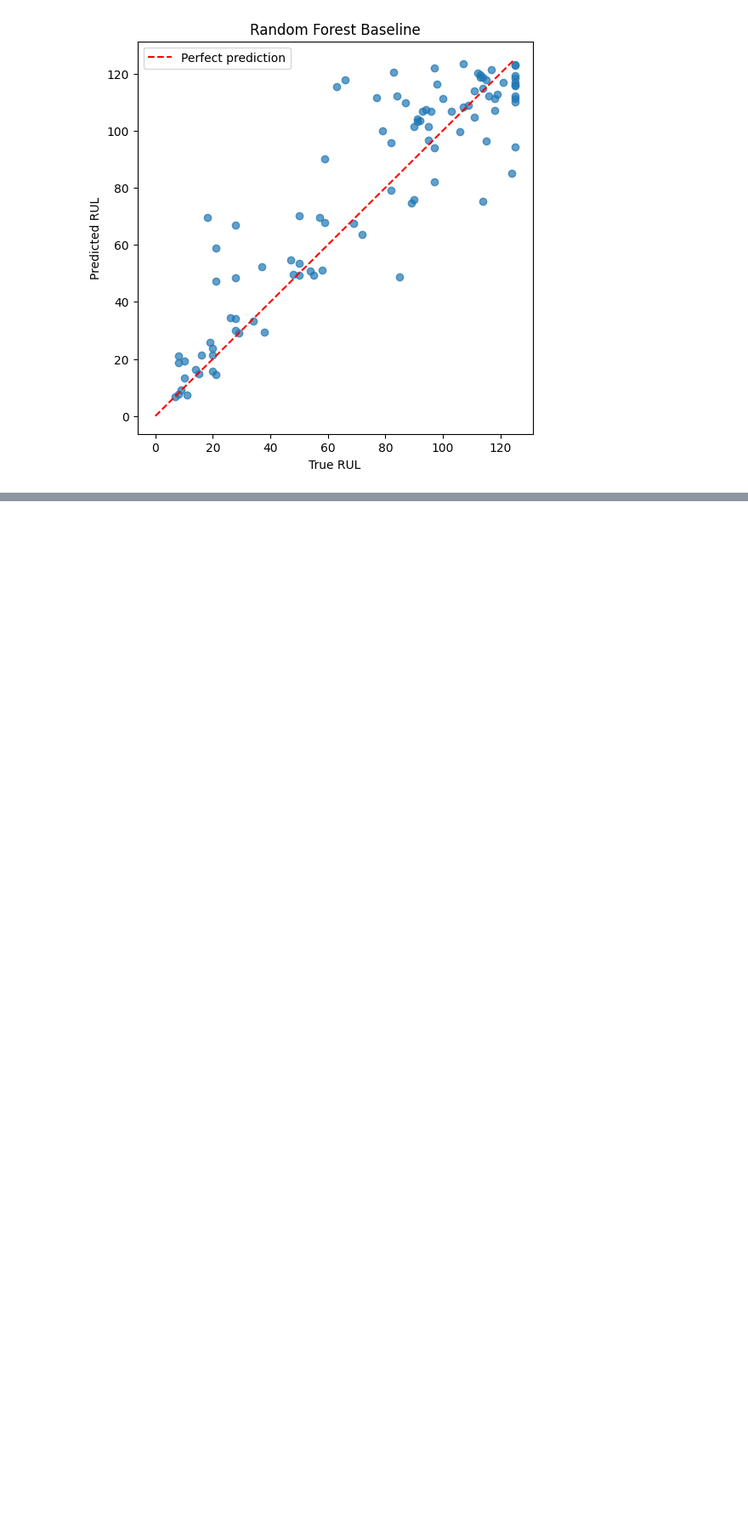
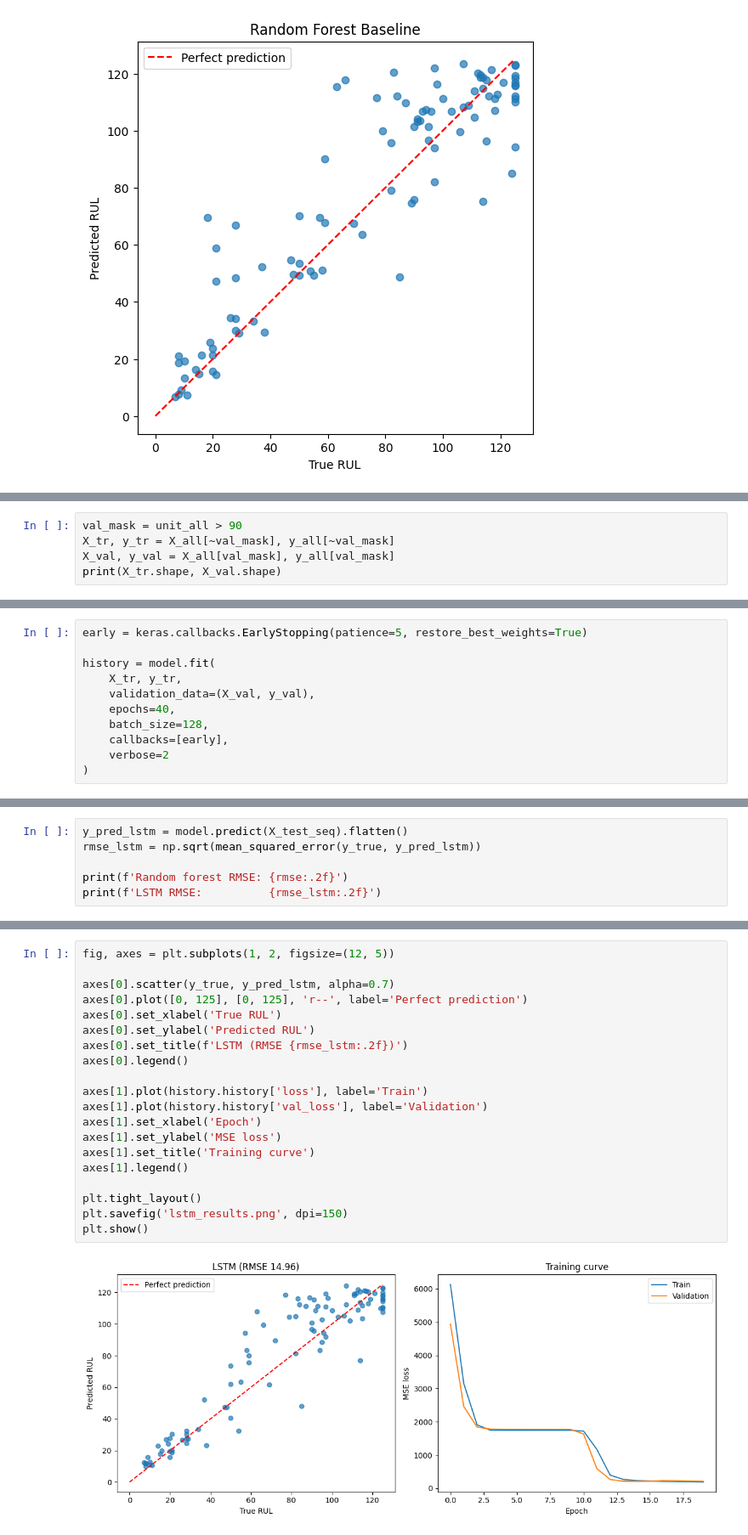
Before and after one commit to 4smaa13/predictive-maintenance-cmapss, a Jupyter notebook: 01_baseline.ipynb, the cells around one changed output, grey strips where cells are left out. Shown at 85% size. Drawn from its saved outputs; the diff is of its cells as text; blank space fills up the shorter version.

Commit message:
Add LSTM model

```diff
--- a/01_baseline.ipynb
+++ b/01_baseline.ipynb
@@ -94,0 +132,5 @@ plt.show()
+# %%
+val_mask = unit_all > 90
+X_tr, y_tr = X_all[~val_mask], y_all[~val_mask]
+X_val, y_val = X_all[val_mask], y_all[val_mask]
+print(X_tr.shape, X_val.shape)
@@ -94,0 +174,11 @@ plt.show()
+# %%
+early = keras.callbacks.EarlyStopping(patience=5, restore_best_weights=True)
+
+history = model.fit(
+    X_tr, y_tr,
+    validation_data=(X_val, y_val),
+    epochs=40,
+    batch_size=128,
+    callbacks=[early],
+    verbose=2
+)
@@ -94,0 +203,6 @@ plt.show()
+# %%
+y_pred_lstm = model.predict(X_test_seq).flatten()
+rmse_lstm = np.sqrt(mean_squared_error(y_true, y_pred_lstm))
+
+print(f'Random forest RMSE: {rmse:.2f}')
+print(f'LSTM RMSE:          {rmse_lstm:.2f}')
@@ -94,0 +213,22 @@ plt.show()
+# %%
+fig, axes = plt.subplots(1, 2, figsize=(12, 5))
+
+axes[0].scatter(y_true, y_pred_lstm, alpha=0.7)
+axes[0].plot([0, 125], [0, 125], 'r--', label='Perfect prediction')
+axes[0].set_xlabel('True RUL')
+axes[0].set_ylabel('Predicted RUL')
+axes[0].set_title(f'LSTM (RMSE {rmse_lstm:.2f})')
+axes[0].legend()
+
+axes[1].plot(history.history['loss'], label='Train')
+axes[1].plot(history.history['val_loss'], label='Validation')
+axes[1].set_xlabel('Epoch')
+axes[1].set_ylabel('MSE loss')
+axes[1].set_title('Training curve')
+axes[1].legend()
+
+plt.tight_layout()
+plt.savefig('lstm_results.png', dpi=150)
+plt.show()
+# %% [output]
+[figure, added]
```
Also changed, not shown: parts of 6 cells of this notebook.
